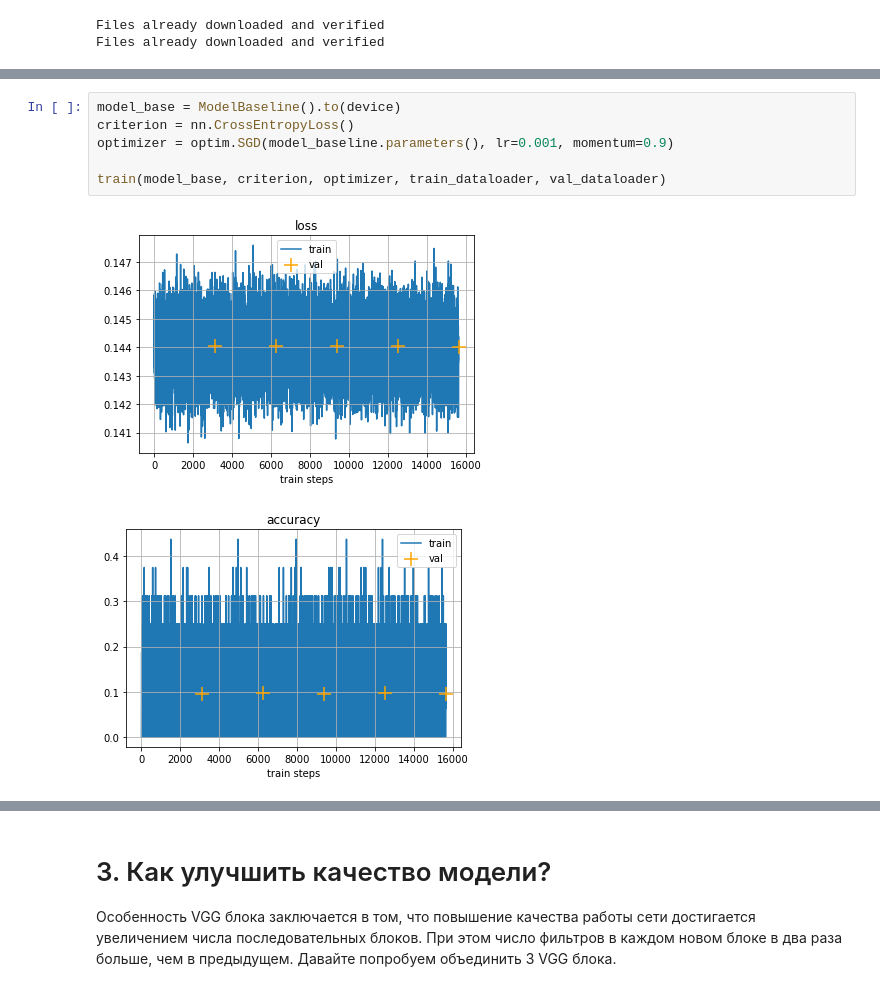
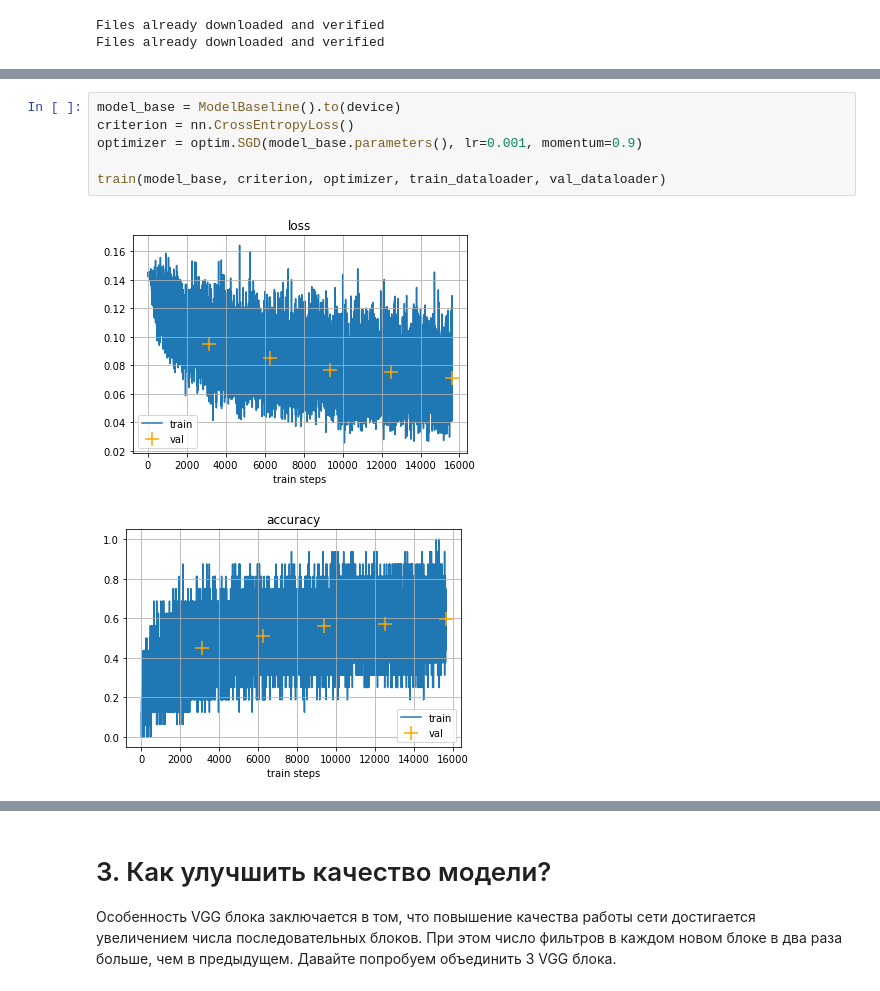
Before and after one commit to SciWake/Deep-Learning, a Jupyter notebook: Deep_learning_hse/seminars/sem03/sem03_task.ipynb, the cells around one changed output, grey strips where cells are left out. Drawn from its saved outputs; the diff is of its cells as text.

```diff
--- a/Deep_learning_hse/seminars/sem03/sem03_task.ipynb
+++ b/Deep_learning_hse/seminars/sem03/sem03_task.ipynb
@@ -369,9 +371,9 @@ matplotlib_imshow(img_grid, one_channel=False)
 # %%
 model_base = ModelBaseline().to(device)
 criterion = nn.CrossEntropyLoss()
-optimizer = optim.SGD(model_baseline.parameters(), lr=0.001, momentum=0.9)
+optimizer = optim.SGD(model_base.parameters(), lr=0.001, momentum=0.9)
 
 train(model_base, criterion, optimizer, train_dataloader, val_dataloader)
 # %% [output]
-[figure, old version]
+[figure, new version]
-[figure, old version]
+[figure, new version]
```
Also changed, not shown: parts of 10 cells of this notebook.
